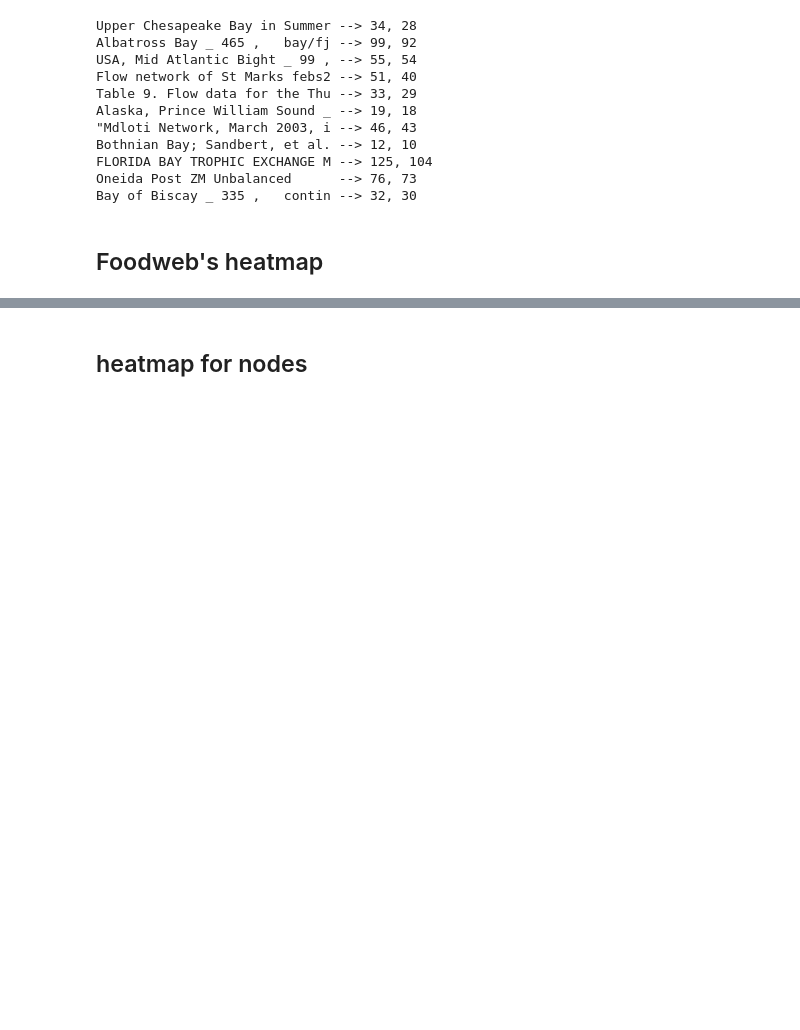
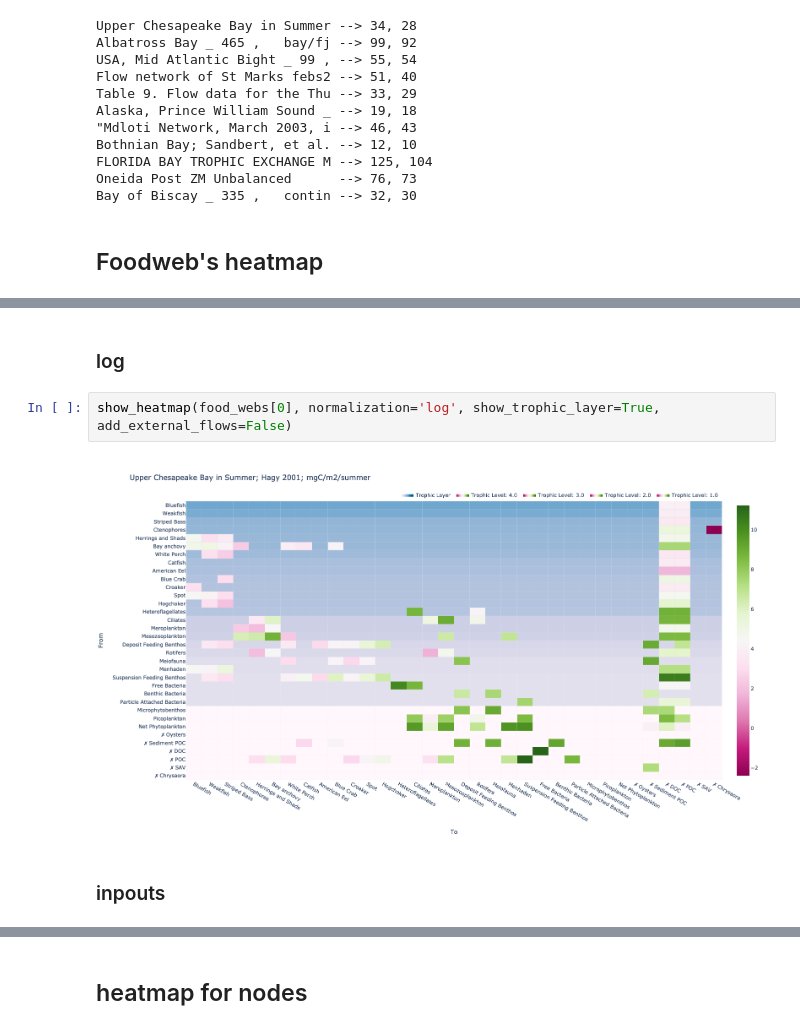
Before and after one commit to ibs-pan/foodwebviz, a Jupyter notebook: 02_heatmaps.ipynb, the cells around one changed output, grey strips where cells are left out. Cells and saved outputs as stored; diff of their text form; blank space fills up the shorter version.

```diff
--- a/02_heatmaps.ipynb
+++ b/02_heatmaps.ipynb
@@ -187,0 +202,8 @@ show_heatmap(food_webs[0], normalization='inputs', show_trophic_layer=True, add_
+# %% [markdown]
+### log
+# %%
+show_heatmap(food_webs[0], normalization='log', show_trophic_layer=True, add_external_flows=False)
+# %% [output]
+[figure, added]
+# %% [markdown]
+### inpouts
```
Also changed, not shown: parts of 14 cells of this notebook, 3 other files.
